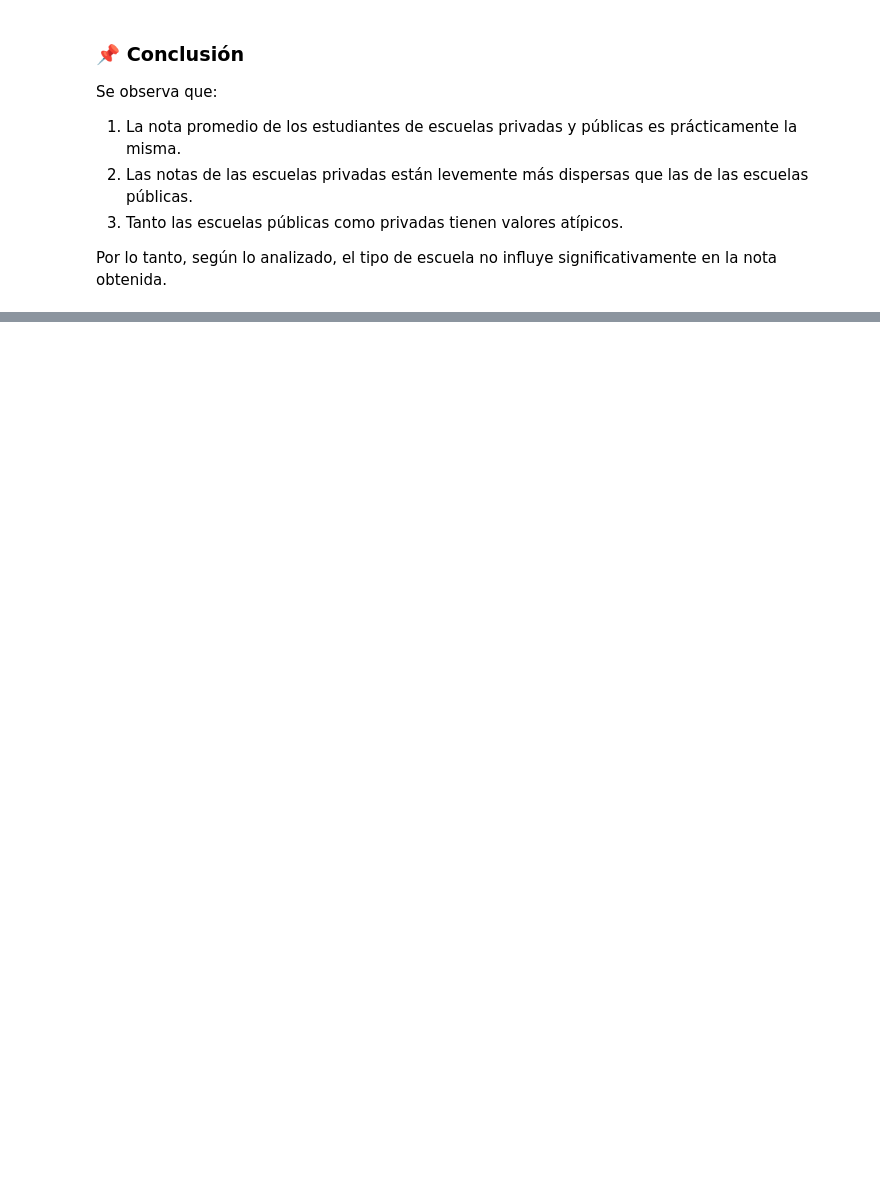
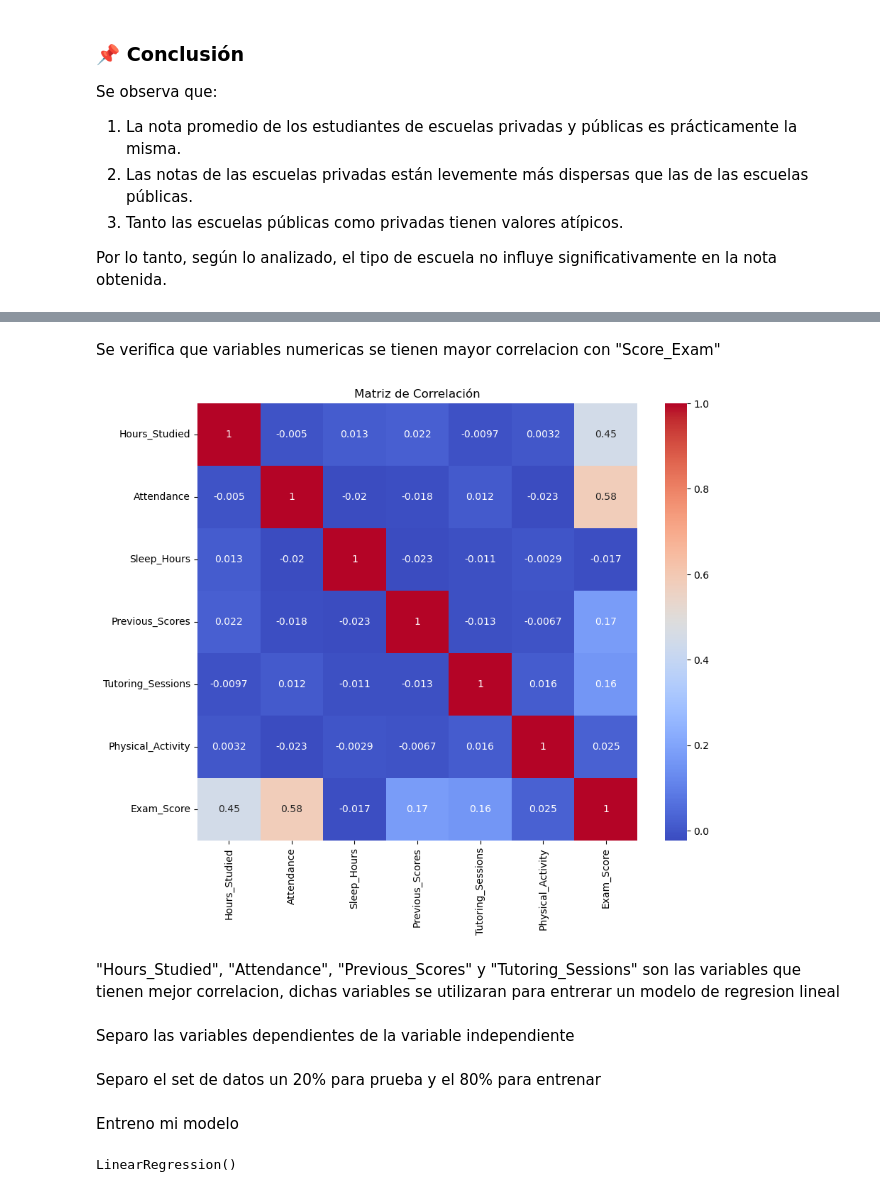
Before and after one commit to LuqGon/student_performance, a Jupyter notebook: student_performance_factors.ipynb, the cells around one changed output, grey strips where cells are left out. Cells and saved outputs as stored; diff of their text form; code cells hidden in the pictures; blank space fills up the shorter version.

```diff
--- a/student_performance_factors.ipynb
+++ b/student_performance_factors.ipynb
@@ -101,9 +126,7 @@ Low        657
 NaN         78
 Name: count, dtype: int64
 # %%
-student_performance["Teacher_Quality"] = student_performance["Teacher_Quality"].fillna("Medium")
-student_performance["Parental_Education_Level"] = student_performance["Parental_Education_Level"].fillna("High School")
-student_performance["Distance_from_Home"] = student_performance["Distance_from_Home"].fillna("Moderate")
+student_performance.dropna(inplace=True)
 student_performance["Exam_Score"] = student_performance["Exam_Score"].replace(101,100)
 # %%
 student_performance.head()
@@ -314,0 +281,2 @@ Cantidad de outliers superiores: 76
+# %%
+numericas = student_performance.select_dtypes("Int64")
@@ -314,0 +292,12 @@ Cantidad de outliers superiores: 76
+# %% [markdown]
+Se verifica que variables numericas se tienen mayor correlacion con "Score_Exam"
+# %%
+correlation_matrix = numericas.corr()
+plt.figure(figsize=(10, 8))
+sns.heatmap(correlation_matrix,annot=True, cmap='coolwarm')
+plt.title('Matriz de Correlación')
+plt.show()
+# %% [output]
+[figure, added]
+# %% [markdown]
+"Hours_Studied", "Attendance", "Previous_Scores" y "Tutoring_Sessions" son las variables que tienen mejor correlacion, dichas variables se utilizaran para entrerar un modelo de regresion lineal
@@ -314,0 +311,2 @@ Cantidad de outliers superiores: 76
+# %% [markdown]
+Separo las variables dependientes de la variable independiente
@@ -314,0 +316,2 @@ Cantidad de outliers superiores: 76
+# %% [markdown]
+Separo el set de datos un 20% para prueba y el 80% para entrenar
@@ -314,0 +322,6 @@ Cantidad de outliers superiores: 76
+# %% [markdown]
+Entreno mi modelo
+# %%
+lin_reg.fit(x_train, y_train)
+# %% [output]
+LinearRegression()
```
Also changed, not shown: parts of 37 cells of this notebook.
